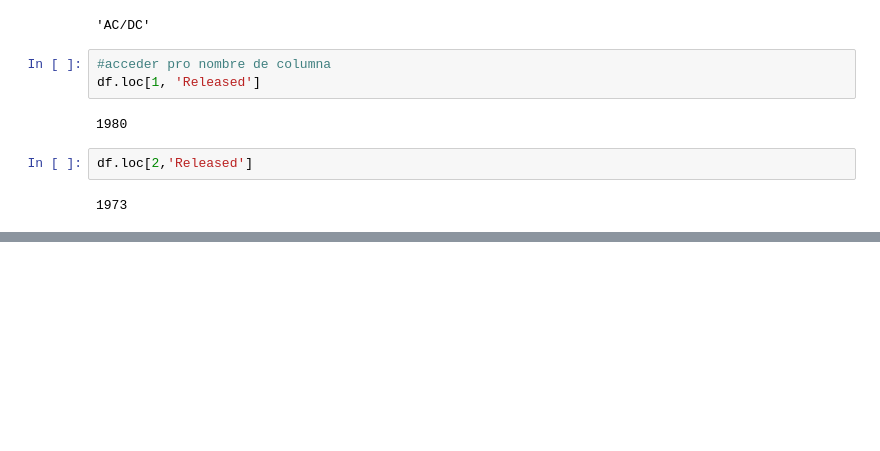
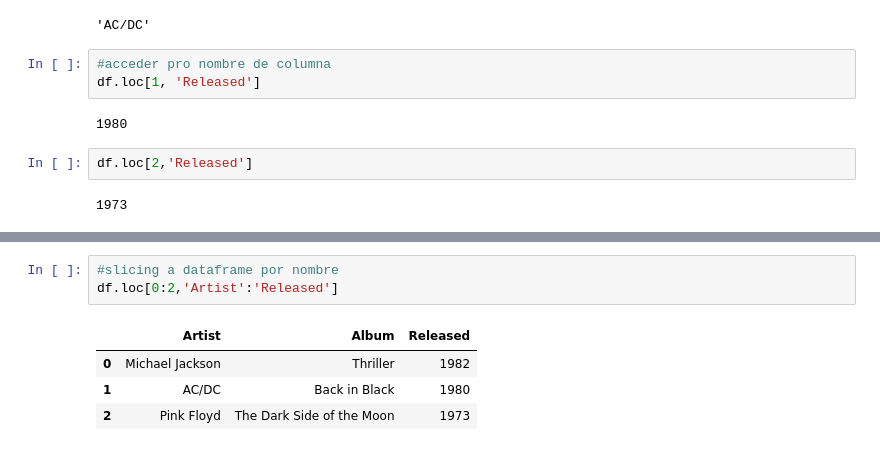
Before and after one commit to PosgradoMNA/actividades-de-aprendizaje-AngeHdz, a Jupyter notebook: Semana2_Actividad_1_PythonforDataScience.ipynb, the cells around one changed output, grey strips where cells are left out. Cells and saved outputs as stored; diff of their text form; blank space fills up the shorter version.

```diff
--- a/Semana2_Actividad_1_PythonforDataScience.ipynb
+++ b/Semana2_Actividad_1_PythonforDataScience.ipynb
@@ -500,0 +508,8 @@ df.loc[2,'Released']
+# %%
+#slicing a dataframe por nombre
+df.loc[0:2,'Artist':'Released']
+# %% [output]
+|  | Artist | Album | Released |
+| 0 | Michael Jackson | Thriller | 1982 |
+| 1 | AC/DC | Back in Black | 1980 |
+| 2 | Pink Floyd | The Dark Side of the Moon | 1973 |
```
Also changed, not shown: parts of 6 cells of this notebook.
